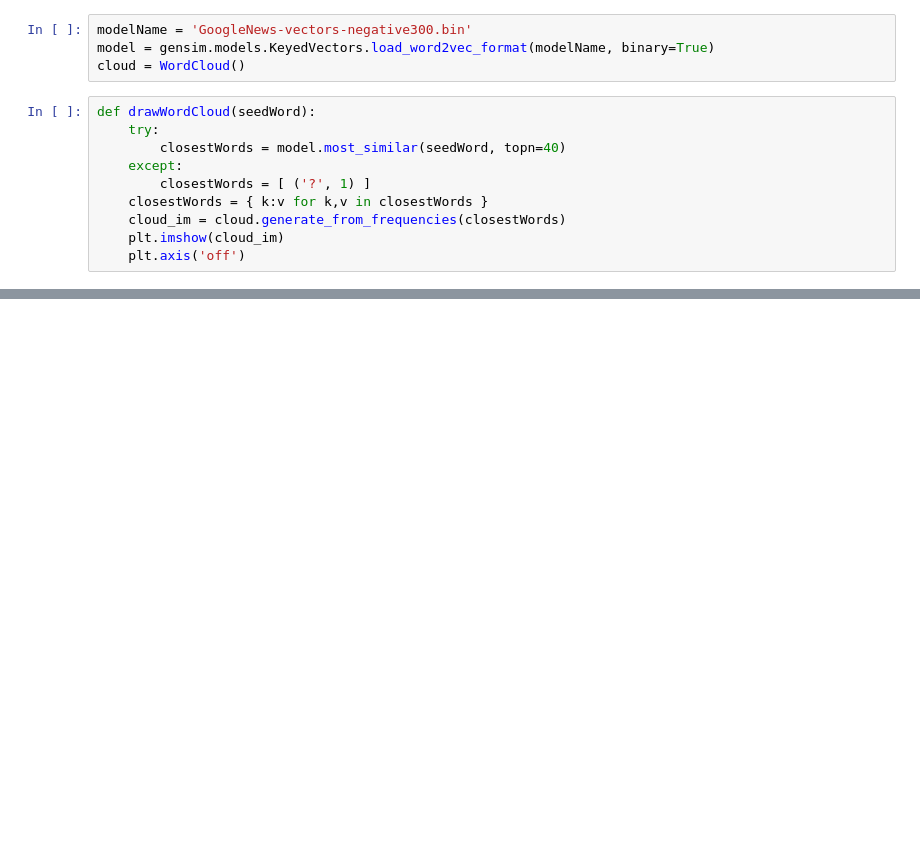
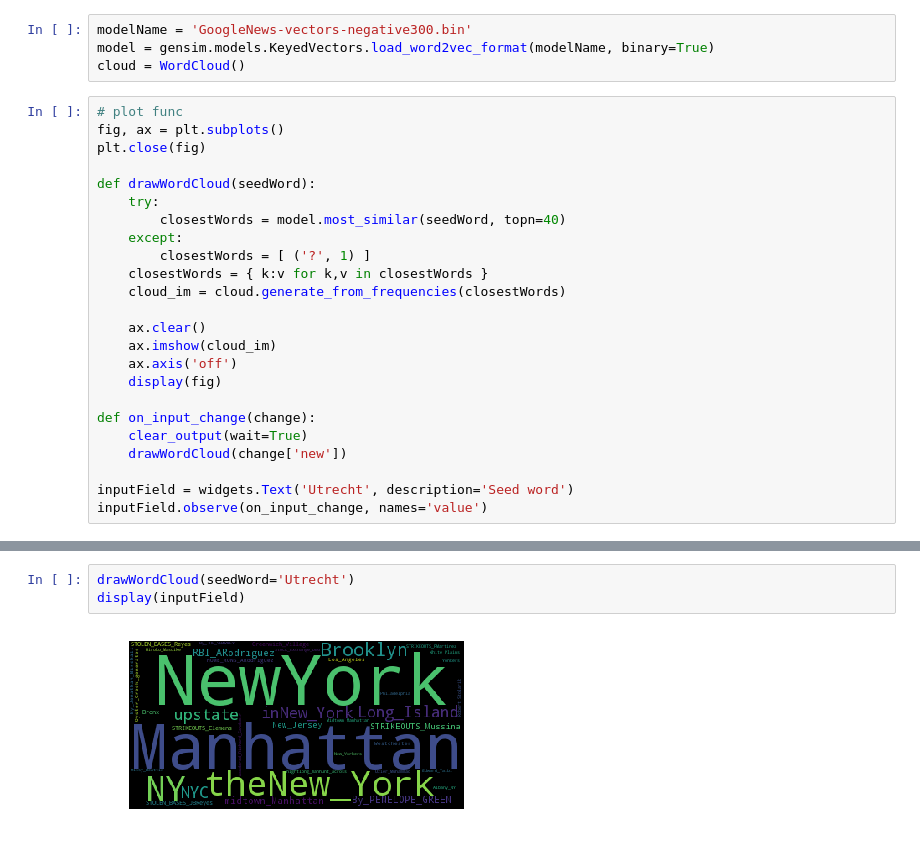
Before and after one commit to c-martinez/w2vExample, a Jupyter notebook: index.ipynb, the cells around one changed output, grey strips where cells are left out. Saved outputs shown, nothing was run; the diff lists cells and outputs as text; blank space fills up the shorter version.

```diff
--- a/index.ipynb
+++ b/index.ipynb
@@ -19,6 +20,10 @@ modelName = 'GoogleNews-vectors-negative300.bin'
 model = gensim.models.KeyedVectors.load_word2vec_format(modelName, binary=True)
 cloud = WordCloud()
 # %%
+# plot func
+fig, ax = plt.subplots()
+plt.close(fig)
+
 def drawWordCloud(seedWord):
     try:
         closestWords = model.most_similar(seedWord, topn=40)
@@ -26,5 +31,15 @@ def drawWordCloud(seedWord):
         closestWords = [ ('?', 1) ]
     closestWords = { k:v for k,v in closestWords }
     cloud_im = cloud.generate_from_frequencies(closestWords)
-    plt.imshow(cloud_im)
-    plt.axis('off')
+
+    ax.clear()
+    ax.imshow(cloud_im)
+    ax.axis('off')
+    display(fig)
+
+def on_input_change(change):
+    clear_output(wait=True)
+    drawWordCloud(change['new'])
+
+inputField = widgets.Text('Utrecht', description='Seed word')
+inputField.observe(on_input_change, names='value')
@@ -43 +101,6 @@ w = interact(drawWordCloud, seedWord='Utrecht')
+# %%
+drawWordCloud(seedWord='Utrecht')
+display(inputField)
+# %% [output]
+[figure, added]
 # %%
```
Also changed, not shown: parts of 5 cells of this notebook.
